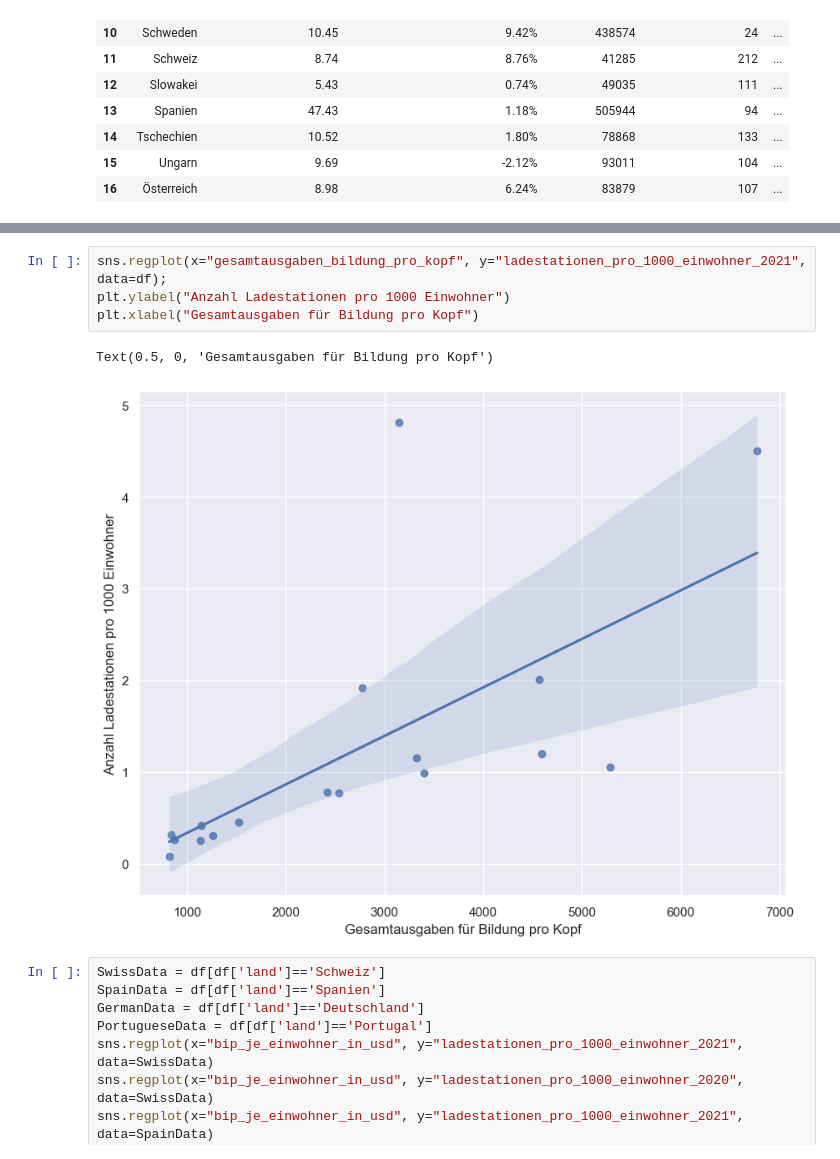
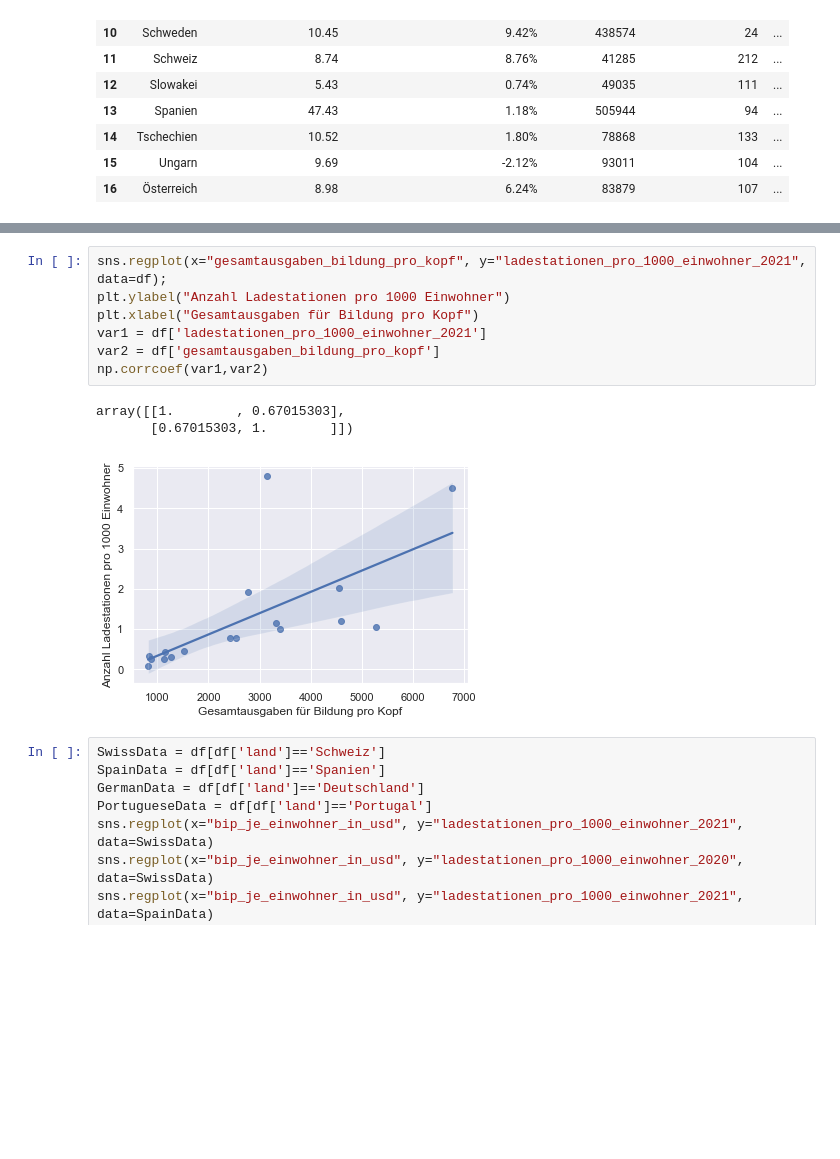
Before and after one commit to beckema2/integration, a Jupyter notebook: integration.ipynb, the cells around one changed output, grey strips where cells are left out. Saved outputs shown, nothing was run; the diff lists cells and outputs as text; blank space fills up the shorter version.

```diff
--- a/integration.ipynb
+++ b/integration.ipynb
@@ -79,10 +95,14 @@ Text(0.5, 0, 'Anzahl Einwohner pro km2')
 # %%
 sns.regplot(x="gesamtausgaben_bildung_pro_kopf", y="ladestationen_pro_1000_einwohner_2021", data=df);
 plt.ylabel("Anzahl Ladestationen pro 1000 Einwohner")
 plt.xlabel("Gesamtausgaben für Bildung pro Kopf")
+var1 = df['ladestationen_pro_1000_einwohner_2021']
+var2 = df['gesamtausgaben_bildung_pro_kopf']
+np.corrcoef(var1,var2)
 # %% [output]
-Text(0.5, 0, 'Gesamtausgaben für Bildung pro Kopf')
+array([[1.        , 0.67015303],
+       [0.67015303, 1.        ]])
-[figure, old version]
+[figure, new version]
 # %%
 SwissData = df[df['land']=='Schweiz']
 SpainData = df[df['land']=='Spanien']
```
Also changed, not shown: parts of 7 cells of this notebook.
